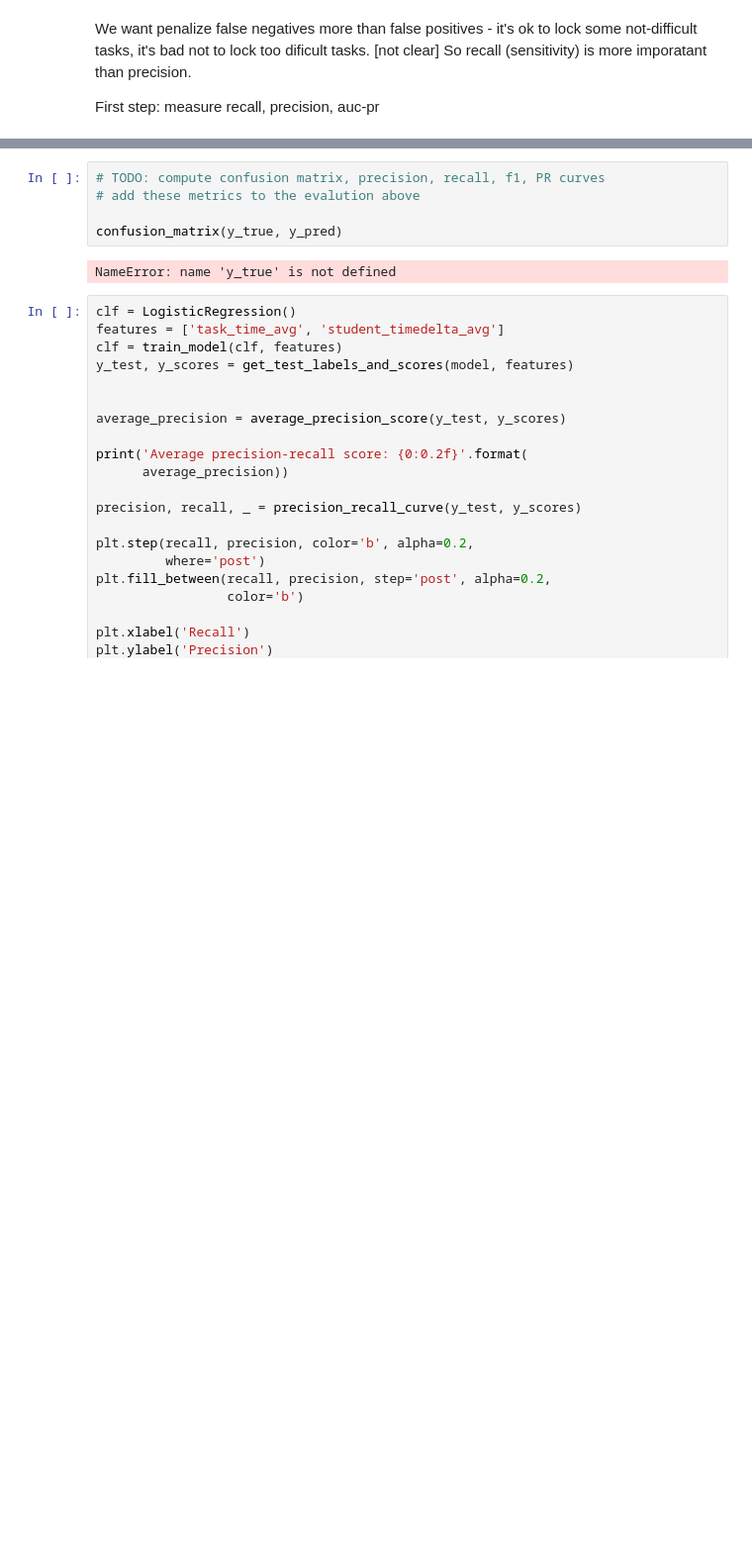
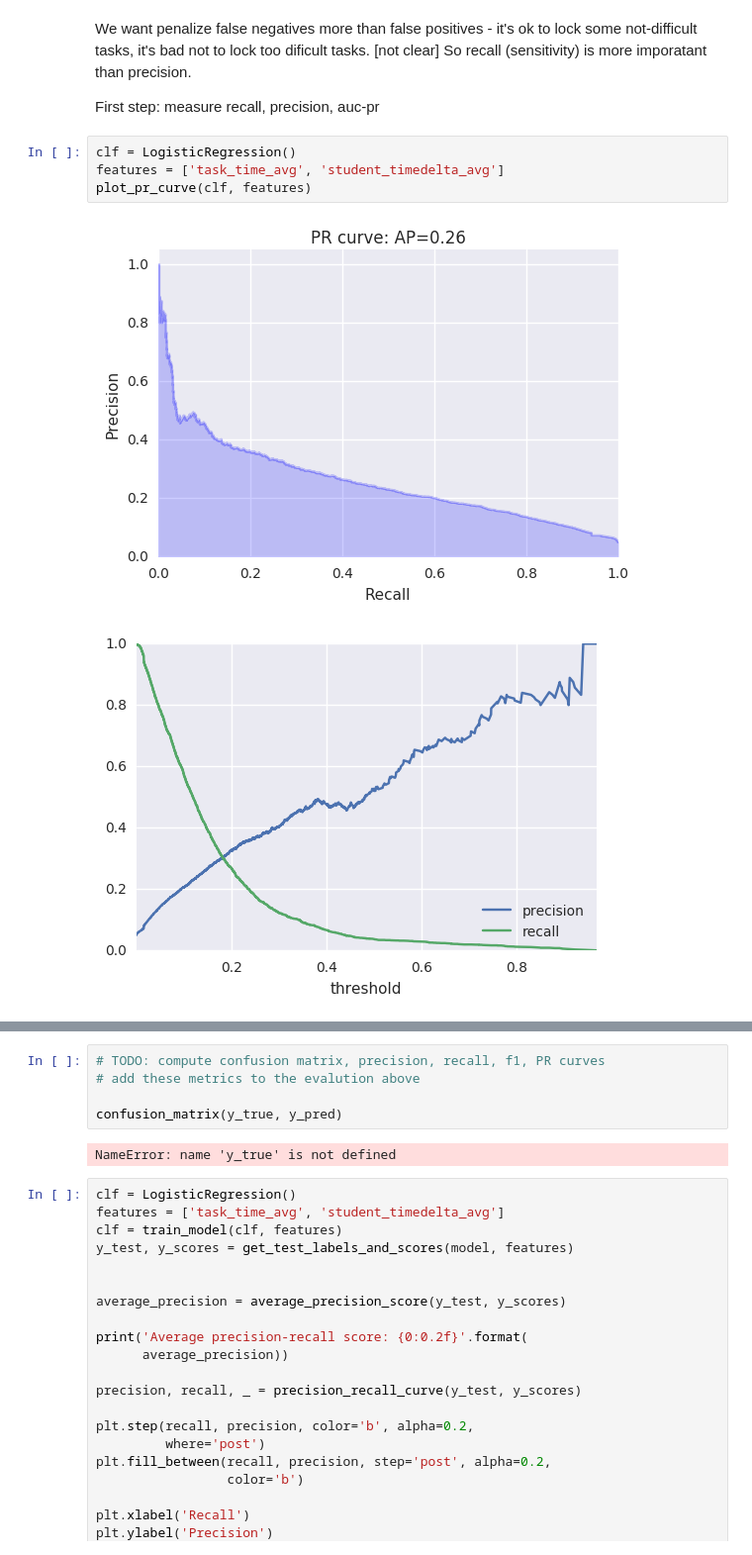
Before and after one commit to adaptive-learning/flocs-analyses, a Jupyter notebook: difficulty_classification/Difficulty Classification.ipynb, the cells around one changed output, grey strips where cells are left out. Shown at 99% size. Cells and saved outputs as stored; diff of their text form; blank space fills up the shorter version.

```diff
--- a/difficulty_classification/Difficulty Classification.ipynb
+++ b/difficulty_classification/Difficulty Classification.ipynb
@@ -411,3 +533,10 @@ print(clf.intercept_, clf.coef_)
 We want penalize false negatives more than false positives - it's ok to lock some not-difficult tasks, it's bad not to lock too dificult tasks. [not clear] So recall (sensitivity) is more imporatant than precision.
 
 First step: measure recall, precision, auc-pr
+# %%
+clf = LogisticRegression()
+features = ['task_time_avg', 'student_timedelta_avg']
+plot_pr_curve(clf, features)
+# %% [output]
+[figure, added]
+[figure, added]
```
Also changed, not shown: parts of 23 cells of this notebook.
